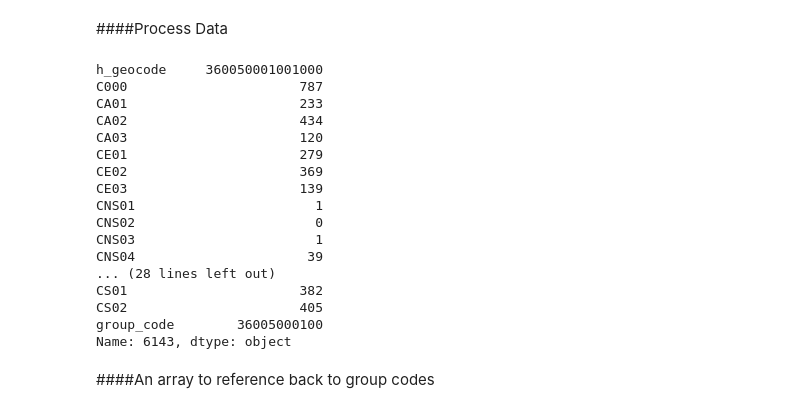
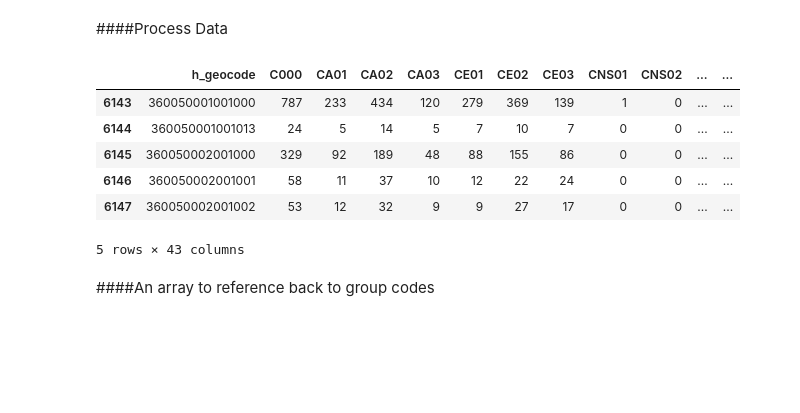
Before and after one commit to gdobler/nycem, a Jupyter notebook: Lodes/Lode_Clusters.ipynb, the cells around one changed output. Cells and saved outputs as stored; diff of their text form; code cells hidden in the pictures; blank space fills up the shorter version.

```diff
--- a/Lodes/Lode_Clusters.ipynb
+++ b/Lodes/Lode_Clusters.ipynb
@@ -19,26 +19,16 @@ count_filter = ['36005', '36047', '36061', '36081', '36085']
 nyc_rac = nyc_rac[nyc_rac['h_geocode'].apply(lambda x: x[0:5]).isin(count_filter)]
 # %%
 nyc_rac = nyc_rac[list(nyc_rac.columns)[:-1]]
-# %%
-nyc_rac.ix[6143]
-# %% [output]
-h_geocode     360050001001000
-C000                      787
-CA01                      233
-CA02                      434
-CA03                      120
-CE01                      279
-CE02                      369
-CE03                      139
-CNS01                       1
-CNS02                       0
-CNS03                       1
-CNS04                      39
-... (28 lines left out)
-CS01                      382
-CS02                      405
-group_code        36005000100
-Name: 6143, dtype: object
+# %%
+nyc_rac.head()
+# %% [output]
+|  | h_geocode | C000 | CA01 | CA02 | CA03 | CE01 | CE02 | CE03 | CNS01 | CNS02 | ... | ... |
+| 6143 | 360050001001000 | 787 | 233 | 434 | 120 | 279 | 369 | 139 | 1 | 0 | ... | ... |
+| 6144 | 360050001001013 | 24 | 5 | 14 | 5 | 7 | 10 | 7 | 0 | 0 | ... | ... |
+| 6145 | 360050002001000 | 329 | 92 | 189 | 48 | 88 | 155 | 86 | 0 | 0 | ... | ... |
+| 6146 | 360050002001001 | 58 | 11 | 37 | 10 | 12 | 22 | 24 | 0 | 0 | ... | ... |
+| 6147 | 360050002001002 | 53 | 12 | 32 | 9 | 9 | 27 | 17 | 0 | 0 | ... | ... |
+5 rows × 43 columns
 # %%
 nyc_rac.loc[:,('group_code')] = nyc_rac['h_geocode'].apply(lambda x: x[:-4])
 # %%
```
Also changed, not shown: parts of 23 cells of this notebook.
